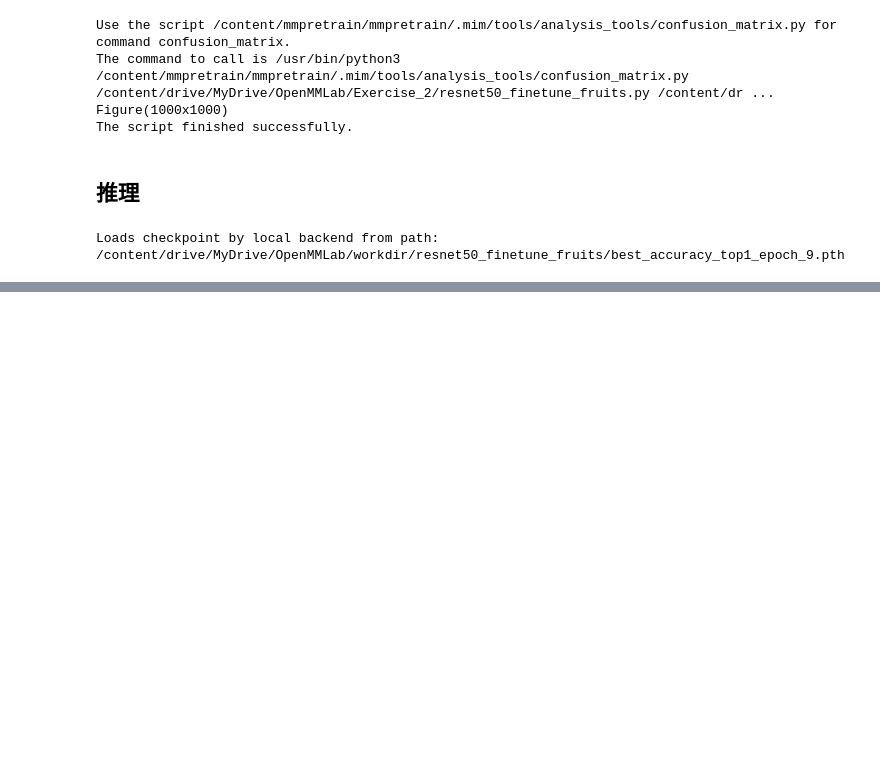
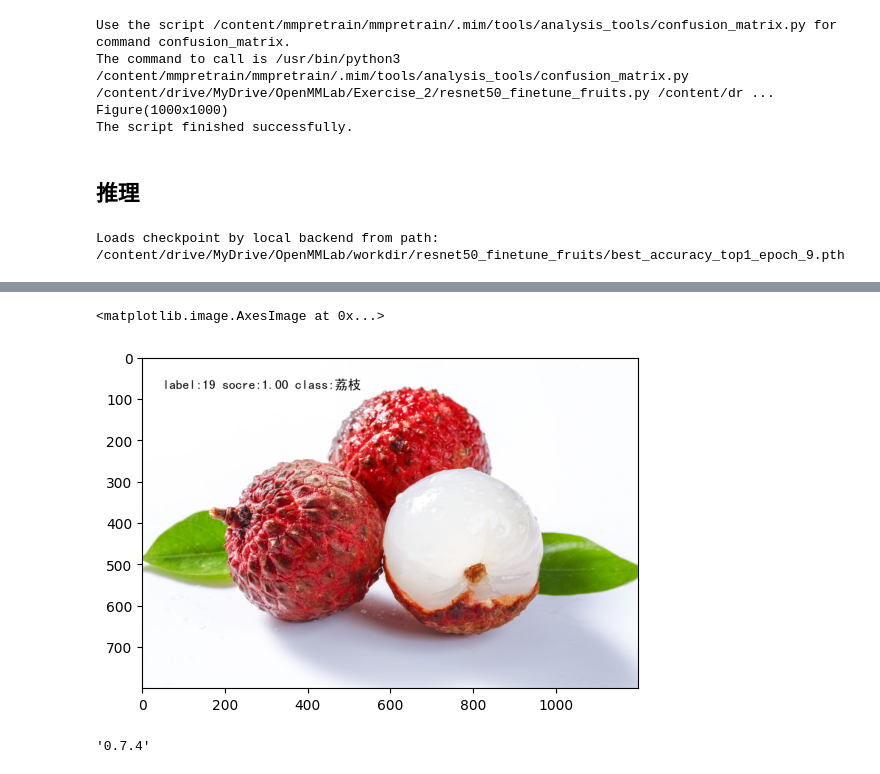
Before and after one commit to CastleDream/openMMLabCampusLearn, a Jupyter notebook: Exercise_2/Exercise_2.ipynb, the cells around one changed output, grey strips where cells are left out. Saved outputs shown, nothing was run; the diff lists cells and outputs as text; code cells hidden in the pictures; blank space fills up the shorter version.

Commit message:
fix chinese show

```diff
--- a/Exercise_2/Exercise_2.ipynb
+++ b/Exercise_2/Exercise_2.ipynb
@@ -434,8 +428,8 @@ inferencer = ImageClassificationInferencer('/content/drive/MyDrive/OpenMMLab/Exe
 # %% [output]
 Loads checkpoint by local backend from path: /content/drive/MyDrive/OpenMMLab/workdir/resnet50_finetune_fruits/best_accuracy_top1_epoch_9.pth
 # %%
-# inferencer("/content/drive/MyDrive/OpenMMLab/Exercise_2/litchi_test.jpeg",show=True)
+# visual_img = inferencer("/content/drive/MyDrive/OpenMMLab/Exercise_2/litchi_test.jpeg",show=True)
 
-inferencer("/content/drive/MyDrive/OpenMMLab/Exercise_2/litchi_test.jpeg",show_dir="/content/drive/MyDrive/OpenMMLab/Exercise_2/")
+visual_img = inferencer("/content/drive/MyDrive/OpenMMLab/Exercise_2/litchi_test.jpeg",show_dir="/content/drive/MyDrive/OpenMMLab/Exercise_2/")
 # %% [output]
 [interactive output not drawn]
@@ -452,0 +450,30 @@ inferencer("/content/drive/MyDrive/OpenMMLab/Exercise_2/litchi_test.jpeg",show_d
+# %%
+from PIL import ImageFont, ImageDraw, Image
+import cv2
+import numpy as np
+import matplotlib.pyplot as plt
+%matplotlib inline
+
+img_path = "/content/drive/MyDrive/OpenMMLab/Exercise_2/litchi_test.jpeg"
+fontpath = "/content/drive/MyDrive/OpenMMLab/SimHei.ttf" # <== 这里是宋体路径
+font = ImageFont.truetype(fontpath, 32)
+
+img2=cv2.imread(img_path)
+img = Image.fromarray(cv2.cvtColor(img2, cv2.COLOR_BGR2RGB))
+
+draw = ImageDraw.Draw(img)
+pred_class = visual_img[0]['pred_class']
+pred_label=visual_img[0]['pred_label']
+pred_score=visual_img[0]['pred_score']
+draw.text((50,50 ), 'label:{} socre:{:.2f} class:{}'.format(pred_label,pred_score,pred_class), (0,0,0), font=font)
+
+img = np.asarray(img)
+plt.imshow(img)
+# %% [output]
+<matplotlib.image.AxesImage at 0x...>
+[figure, added]
+# %%
+import mmengine
+mmengine.__version__
+# %% [output]
+'0.7.4'
```
Also changed, not shown: parts of 6 cells of this notebook, 1 other file.
